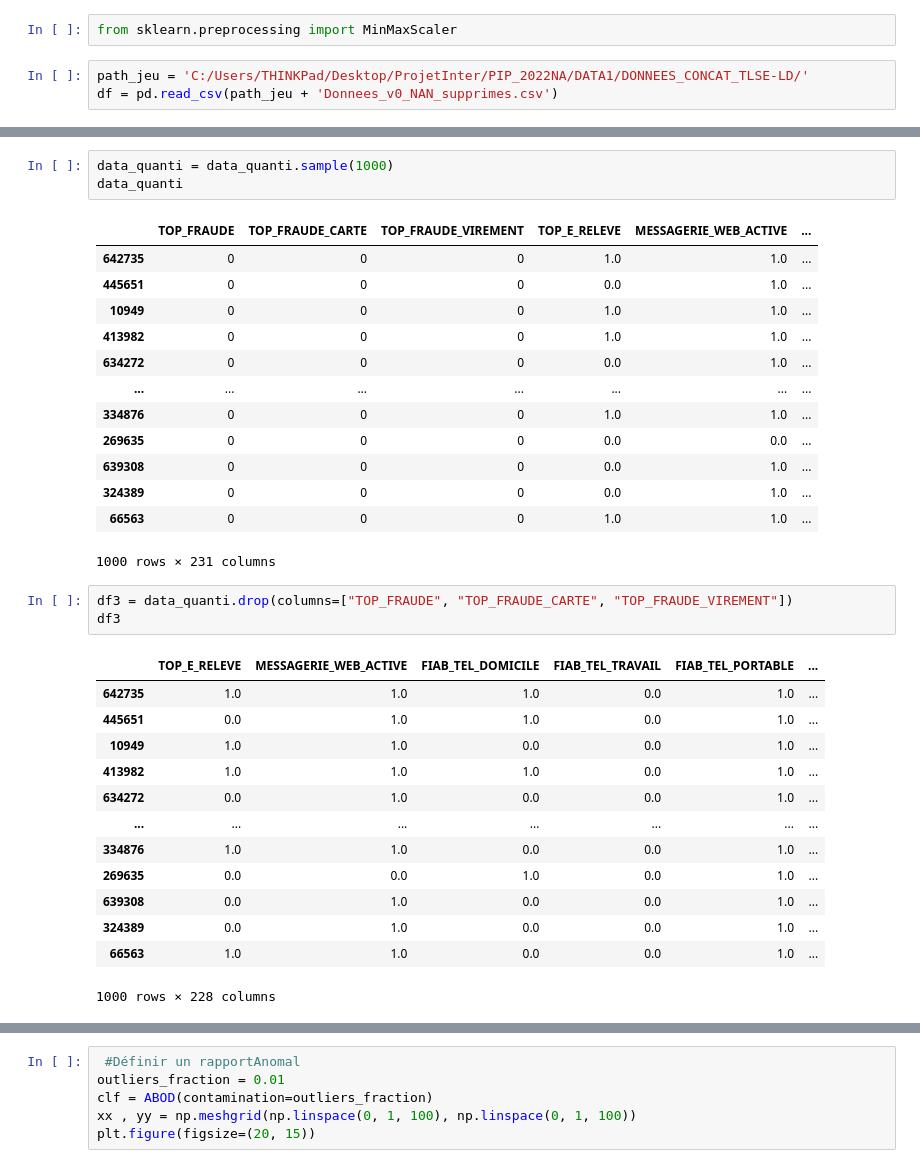
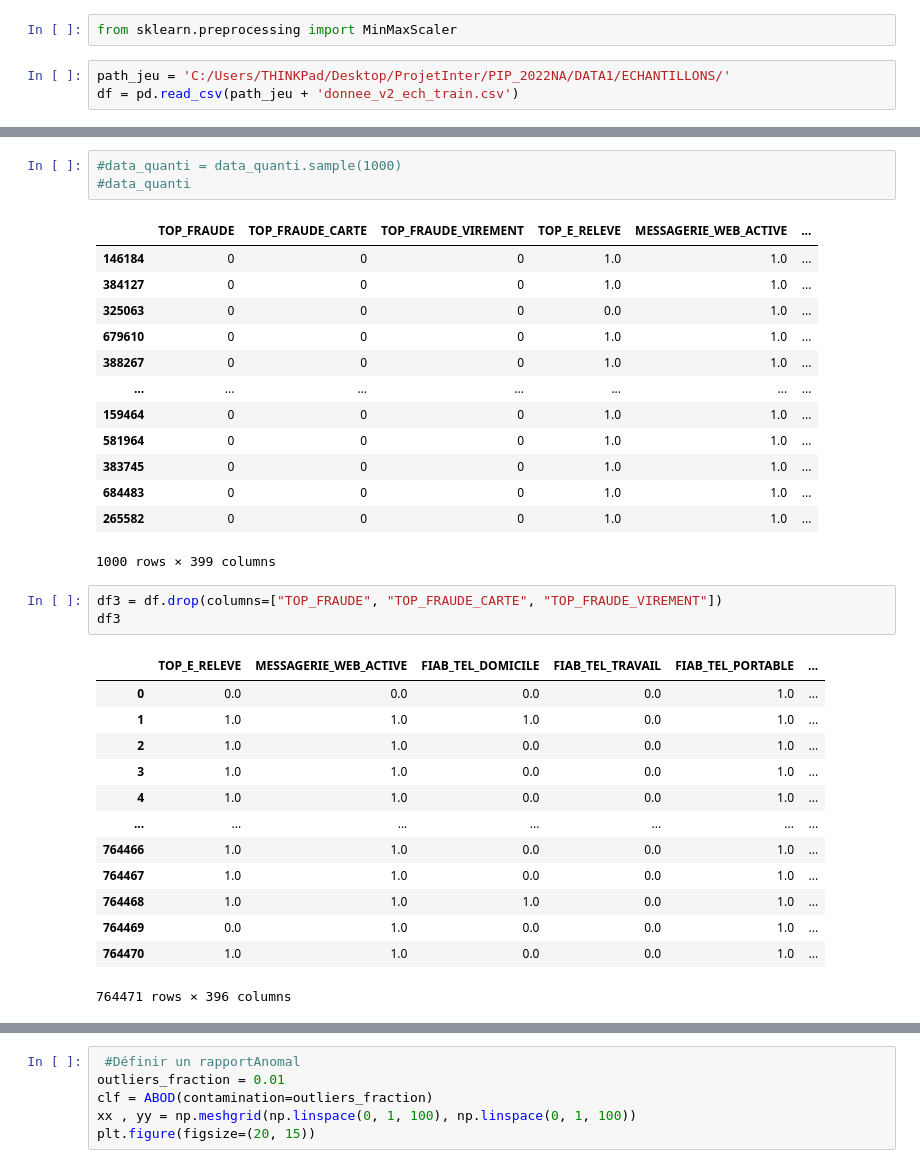
Before and after one commit to TheoVedis/ProjectInterPromo, a Jupyter notebook: dev/analyse_preliminaire/code/huishan/modeleAbod-Huishan.ipynb, the cells around one changed output, grey strips where cells are left out. Cells and saved outputs as stored; diff of their text form.

```diff
--- a/dev/analyse_preliminaire/code/huishan/modeleAbod-Huishan.ipynb
+++ b/dev/analyse_preliminaire/code/huishan/modeleAbod-Huishan.ipynb
@@ -32,8 +32,8 @@ import numpy as np
 # %%
 from sklearn.preprocessing import MinMaxScaler
 # %%
-path_jeu = 'C:/Users/THINKPad/Desktop/ProjetInter/PIP_2022NA/DATA1/DONNEES_CONCAT_TLSE-LD/'
-df = pd.read_csv(path_jeu + 'Donnees_v0_NAN_supprimes.csv')
+path_jeu = 'C:/Users/THINKPad/Desktop/ProjetInter/PIP_2022NA/DATA1/ECHANTILLONS/'
+df = pd.read_csv(path_jeu + 'donnee_v2_ech_train.csv')
 # %%
 df = df.drop([df.columns[0]],axis = 1)
 df
@@ -81,37 +67,37 @@ data_quanti
 # %%
-data_quanti = data_quanti.sample(1000)
-data_quanti
+#data_quanti = data_quanti.sample(1000)
+#data_quanti
 # %% [output]
 |  | TOP_FRAUDE | TOP_FRAUDE_CARTE | TOP_FRAUDE_VIREMENT | TOP_E_RELEVE | MESSAGERIE_WEB_ACTIVE | ... |
-| 642735 | 0 | 0 | 0 | 1.0 | 1.0 | ... |
-| 445651 | 0 | 0 | 0 | 0.0 | 1.0 | ... |
-| 10949 | 0 | 0 | 0 | 1.0 | 1.0 | ... |
-| 413982 | 0 | 0 | 0 | 1.0 | 1.0 | ... |
-| 634272 | 0 | 0 | 0 | 0.0 | 1.0 | ... |
+| 146184 | 0 | 0 | 0 | 1.0 | 1.0 | ... |
+| 384127 | 0 | 0 | 0 | 1.0 | 1.0 | ... |
+| 325063 | 0 | 0 | 0 | 0.0 | 1.0 | ... |
+| 679610 | 0 | 0 | 0 | 1.0 | 1.0 | ... |
+| 388267 | 0 | 0 | 0 | 1.0 | 1.0 | ... |
 | ... | ... | ... | ... | ... | ... | ... |
-| 334876 | 0 | 0 | 0 | 1.0 | 1.0 | ... |
-| 269635 | 0 | 0 | 0 | 0.0 | 0.0 | ... |
-| 639308 | 0 | 0 | 0 | 0.0 | 1.0 | ... |
-| 324389 | 0 | 0 | 0 | 0.0 | 1.0 | ... |
-| 66563 | 0 | 0 | 0 | 1.0 | 1.0 | ... |
+| 159464 | 0 | 0 | 0 | 1.0 | 1.0 | ... |
+| 581964 | 0 | 0 | 0 | 1.0 | 1.0 | ... |
+| 383745 | 0 | 0 | 0 | 1.0 | 1.0 | ... |
+| 684483 | 0 | 0 | 0 | 1.0 | 1.0 | ... |
+| 265582 | 0 | 0 | 0 | 1.0 | 1.0 | ... |
-1000 rows × 231 columns
+1000 rows × 399 columns
 # %%
-df3 = data_quanti.drop(columns=["TOP_FRAUDE", "TOP_FRAUDE_CARTE", "TOP_FRAUDE_VIREMENT"])
+df3 = df.drop(columns=["TOP_FRAUDE", "TOP_FRAUDE_CARTE", "TOP_FRAUDE_VIREMENT"])
 df3
 # %% [output]
 |  | TOP_E_RELEVE | MESSAGERIE_WEB_ACTIVE | FIAB_TEL_DOMICILE | FIAB_TEL_TRAVAIL | FIAB_TEL_PORTABLE | ... |
-| 642735 | 1.0 | 1.0 | 1.0 | 0.0 | 1.0 | ... |
-| 445651 | 0.0 | 1.0 | 1.0 | 0.0 | 1.0 | ... |
-| 10949 | 1.0 | 1.0 | 0.0 | 0.0 | 1.0 | ... |
-| 413982 | 1.0 | 1.0 | 1.0 | 0.0 | 1.0 | ... |
-| 634272 | 0.0 | 1.0 | 0.0 | 0.0 | 1.0 | ... |
+| 0 | 0.0 | 0.0 | 0.0 | 0.0 | 1.0 | ... |
+| 1 | 1.0 | 1.0 | 1.0 | 0.0 | 1.0 | ... |
+| 2 | 1.0 | 1.0 | 0.0 | 0.0 | 1.0 | ... |
+| 3 | 1.0 | 1.0 | 0.0 | 0.0 | 1.0 | ... |
+| 4 | 1.0 | 1.0 | 0.0 | 0.0 | 1.0 | ... |
 | ... | ... | ... | ... | ... | ... | ... |
-| 334876 | 1.0 | 1.0 | 0.0 | 0.0 | 1.0 | ... |
-| 269635 | 0.0 | 0.0 | 1.0 | 0.0 | 1.0 | ... |
-| 639308 | 0.0 | 1.0 | 0.0 | 0.0 | 1.0 | ... |
-| 324389 | 0.0 | 1.0 | 0.0 | 0.0 | 1.0 | ... |
-| 66563 | 1.0 | 1.0 | 0.0 | 0.0 | 1.0 | ... |
+| 764466 | 1.0 | 1.0 | 0.0 | 0.0 | 1.0 | ... |
+| 764467 | 1.0 | 1.0 | 0.0 | 0.0 | 1.0 | ... |
+| 764468 | 1.0 | 1.0 | 1.0 | 0.0 | 1.0 | ... |
+| 764469 | 0.0 | 1.0 | 0.0 | 0.0 | 1.0 | ... |
+| 764470 | 1.0 | 1.0 | 0.0 | 0.0 | 1.0 | ... |
-1000 rows × 228 columns
+764471 rows × 396 columns
 # %%
 df3_col = np.array(df3.columns.values.tolist())
 df3_col
```
Also changed, not shown: parts of 12 cells of this notebook.
